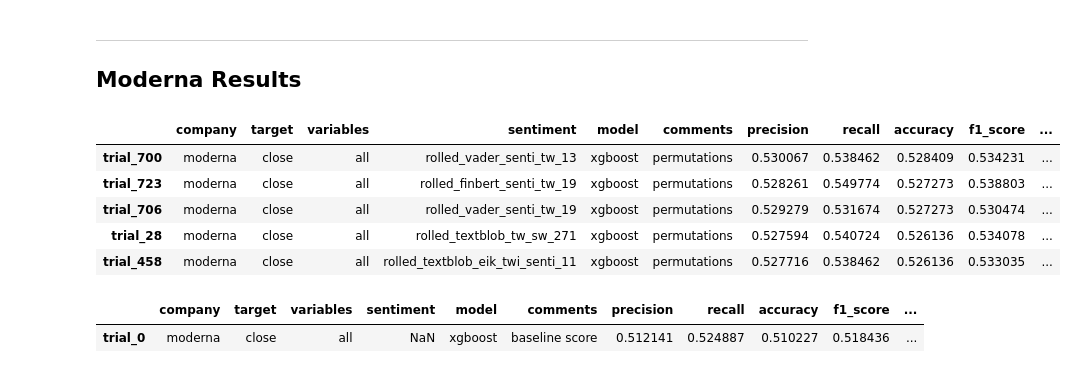
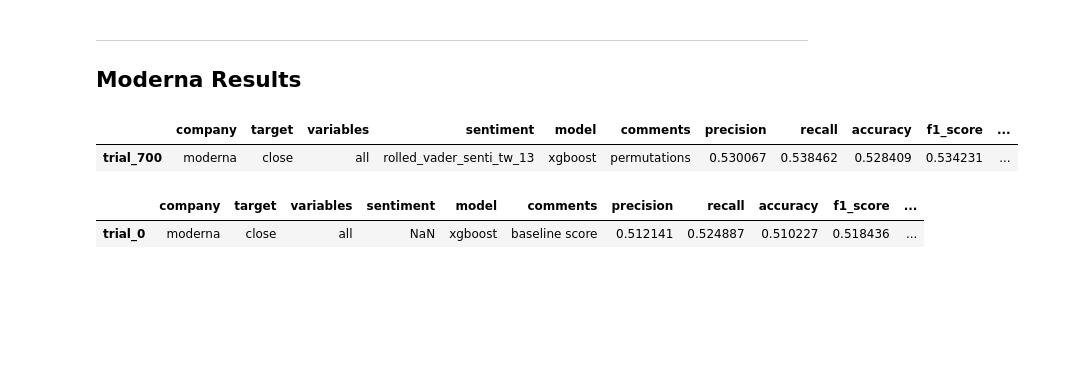
Before and after one commit to Diegozu97/thesis_code, a Jupyter notebook: 06_results_analysis.ipynb, the cells around one changed output. Drawn from its saved outputs; the diff is of its cells as text; code cells hidden in the pictures; blank space fills up the shorter version.

```diff
--- a/06_results_analysis.ipynb
+++ b/06_results_analysis.ipynb
@@ -62,14 +67,10 @@ results_folder = search_folder(thesis_folder_path,"results_output")
 # %%
 moderna_results_df = pd.read_csv(results_folder + "/moderna_results_summary.csv", index_col = [0])
 moderna_results_df = moderna_results_df.sort_values(by = "accuracy", ascending = False)
-moderna_results_df.head()
+moderna_results_df.head(1)
 # %% [output]
 |  | company | target | variables | sentiment | model | comments | precision | recall | accuracy | f1_score | ... |
 | trial_700 | moderna | close | all | rolled_vader_senti_tw_13 | xgboost | permutations | 0.530067 | 0.538462 | 0.528409 | 0.534231 | ... |
-| trial_723 | moderna | close | all | rolled_finbert_senti_tw_19 | xgboost | permutations | 0.528261 | 0.549774 | 0.527273 | 0.538803 | ... |
-| trial_706 | moderna | close | all | rolled_vader_senti_tw_19 | xgboost | permutations | 0.529279 | 0.531674 | 0.527273 | 0.530474 | ... |
-| trial_28 | moderna | close | all | rolled_textblob_tw_sw_271 | xgboost | permutations | 0.527594 | 0.540724 | 0.526136 | 0.534078 | ... |
-| trial_458 | moderna | close | all | rolled_textblob_eik_twi_senti_11 | xgboost | permutations | 0.527716 | 0.538462 | 0.526136 | 0.533035 | ... |
 # %%
 moderna_results_df[moderna_results_df["comments"] == "baseline score"]
 # %% [output]
```
Also changed, not shown: parts of 3 cells of this notebook, 4 other files.
